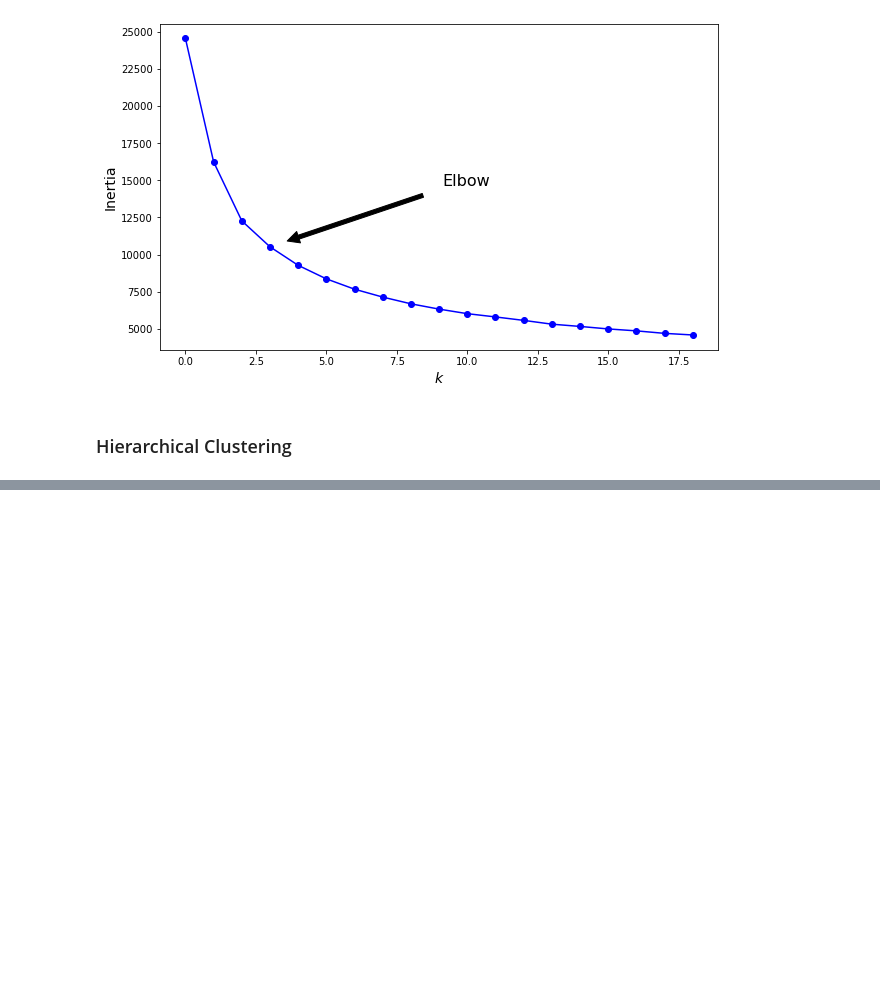
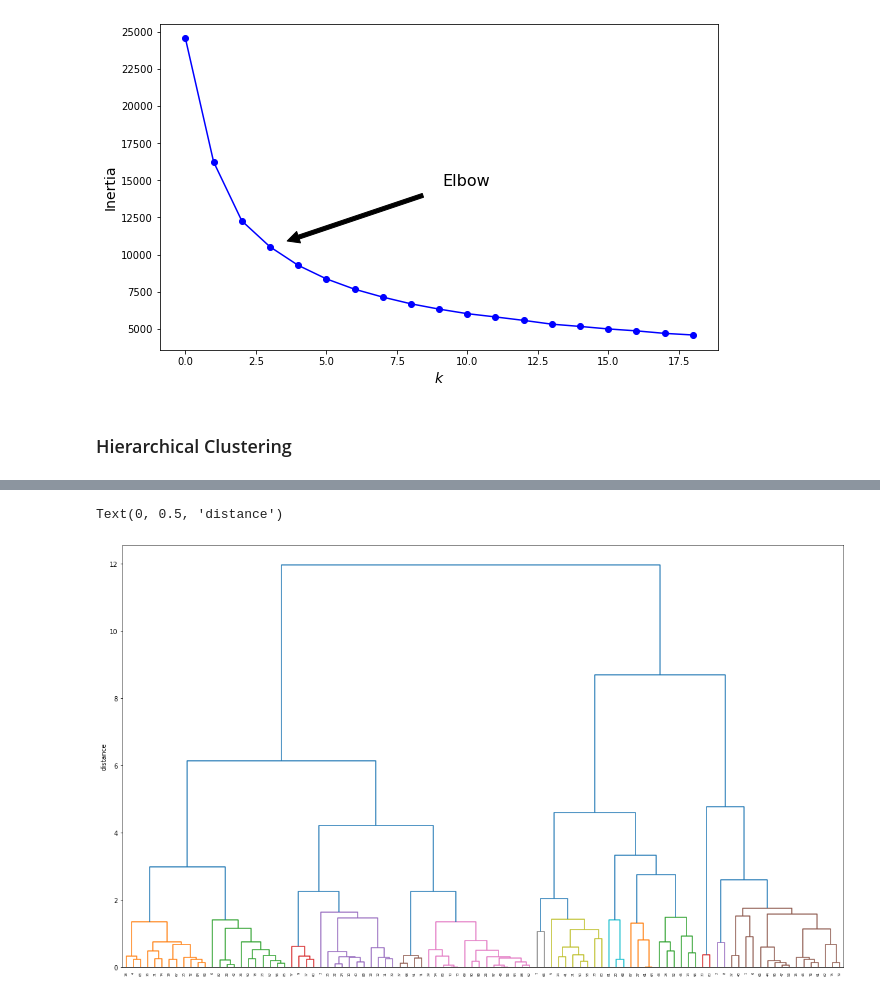
Before and after one commit to anidec25/Linear-Regression, a Jupyter notebook: clustering/scalar.ipynb, the cells around one changed output, grey strips where cells are left out. Saved outputs shown, nothing was run; the diff lists cells and outputs as text; code cells hidden in the pictures; blank space fills up the shorter version.

```diff
--- a/clustering/scalar.ipynb
+++ b/clustering/scalar.ipynb
@@ -1023,0 +1033,8 @@ plt.show()
+# %%
+from sklearn.preprocessing import StandardScaler
+
+scaler = StandardScaler()
+scaler.fit(df_clus)
+X_hie = scaler.transform(df_clus)
+# %%
+scaled_df = pd.DataFrame(X_hie, columns=df_clus.columns, index=df_clus.index)
@@ -1023,0 +1061,14 @@ plt.show()
+# %%
+# import hierarchical clustering libraries
+import scipy.cluster.hierarchy as sch
+
+# Refer https://docs.scipy.org/doc/scipy/reference/generated/scipy.cluster.hierarchy.linkage.html#scipy.cluster.hierarchy.linkage
+Z = sch.linkage(scaled_df[:100], method='ward') #linkage = ward
+# %%
+fig, ax = plt.subplots(figsize=(20, 12))
+sch.dendrogram(Z, labels=scaled_df[:100].index, ax=ax, color_threshold=2)
+plt.xticks(rotation=90)
+ax.set_ylabel('distance')
+# %% [output]
+Text(0, 0.5, 'distance')
+[figure, added]
```
Also changed, not shown: parts of 3 cells of this notebook.
